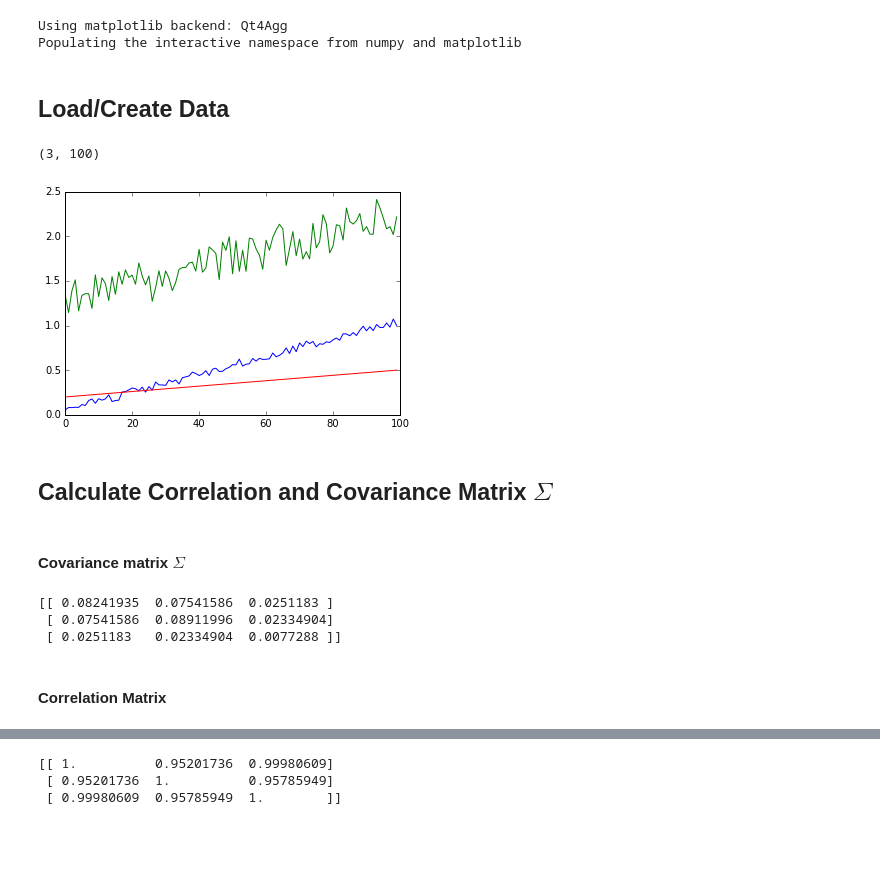
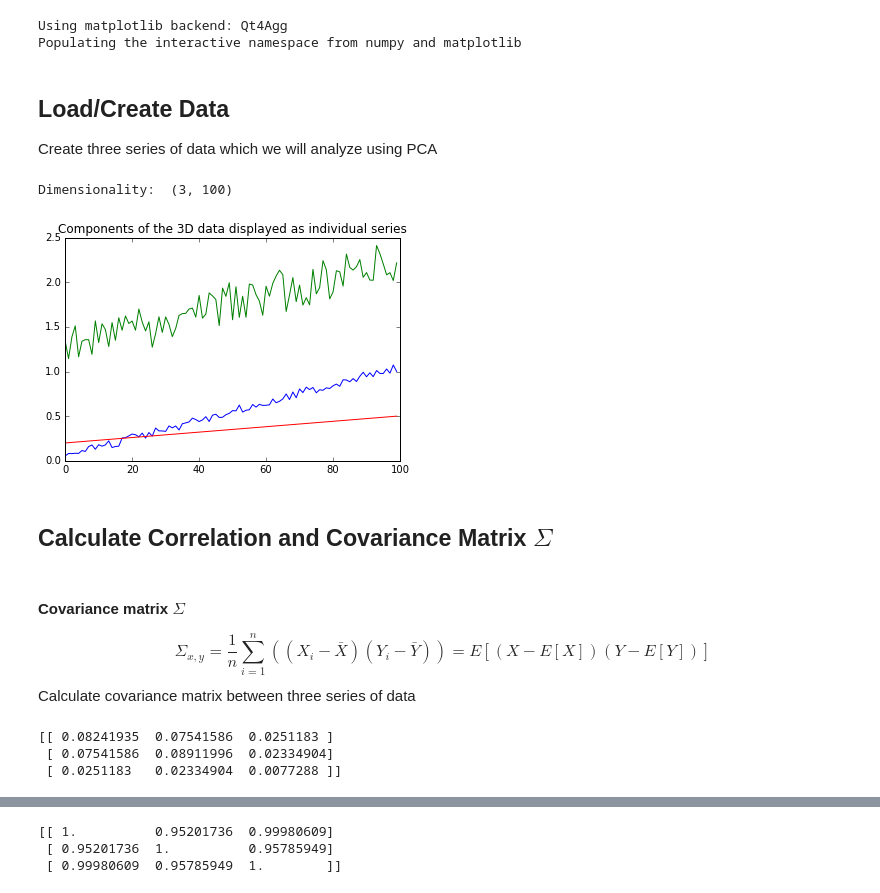
Before and after one commit to omartinsky/QuantAndFinancial, a Jupyter notebook: principal_component_analysis/PCA.ipynb, the cells around one changed output, grey strips where cells are left out. Cells and saved outputs as stored; diff of their text form; code cells hidden in the pictures; blank space fills up the shorter version.

Commit message:
updated graphs

```diff
--- a/principal_component_analysis/PCA.ipynb
+++ b/principal_component_analysis/PCA.ipynb
@@ -15,20 +15,26 @@ class Eigen:
 # %% [output]
 Using matplotlib backend: Qt4Agg
 Populating the interactive namespace from numpy and matplotlib
-# %% [markdown]
-## Load/Create Data
+# %% [markdown]
+## Load/Create Data
+Create three series of data which we will analyze using PCA
 # %%
-data = zeros((3,100))
-data[0] = linspace(0,1,100) + rand(100)*0.1
-data[1] = linspace(1,2,100) + rand(100)*0.5
-data[2] = linspace(0.2,0.5,100)
-plot(data.transpose());
-print(data.shape)
+data3D = zeros((3,100))
+data3D[0] = linspace(0,1,100) + rand(100)*0.1
+data3D[1] = linspace(1,2,100) + rand(100)*0.5
+data3D[2] = linspace(0.2,0.5,100)
+
+print('Dimensionality: ', data3D.shape)
+
+plot(data3D.transpose());
+title('Components of the 3D data displayed as individual series');
 # %% [output]
-(3, 100)
+Dimensionality:  (3, 100)
-[figure, old version]
+[figure, new version]
 # %% [markdown]
 ## Calculate Correlation and Covariance Matrix $\Sigma$
-# %% [markdown]
-#### Covariance matrix $\Sigma$
+# %% [markdown]
+#### Covariance matrix $\Sigma$
+$$ \Sigma_{x,y} = \frac{1}{n}\sum_{i=1}^{n}((X_i-\bar{X})(Y_i-\bar{Y})) = E[(X-E[X])(Y-E[Y])] $$
+Calculate covariance matrix between three series of data
 # %%
@@ -38,5 +44,3 @@ print(Sigma)
 [[ 0.08241935  0.07541586  0.0251183 ]
  [ 0.07541586  0.08911996  0.02334904]
  [ 0.0251183   0.02334904  0.0077288 ]]
-# %% [markdown]
-#### Correlation Matrix
```
Also changed, not shown: parts of 7 cells of this notebook.
